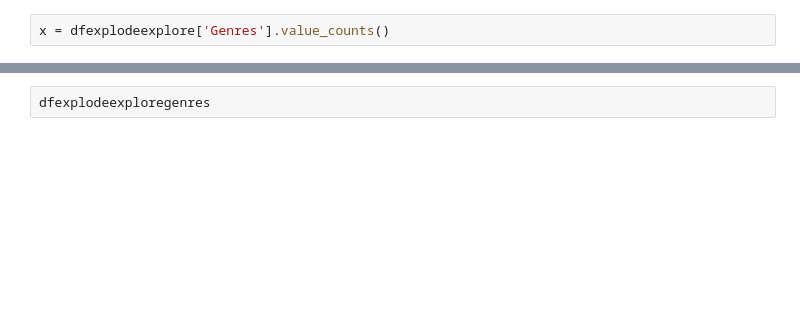
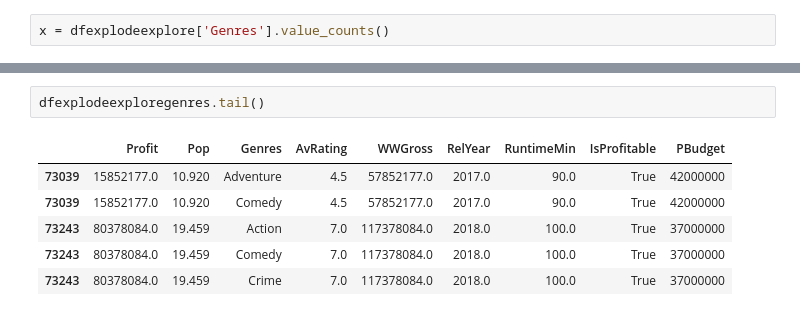
Before and after one commit to Lou-Hines/Movie_Production_Recommendations, a Jupyter notebook: Jamie/JupyterNotebookJamie-Copy1.ipynb, the cells around one changed output, grey strips where cells are left out. Saved outputs shown, nothing was run; the diff lists cells and outputs as text; blank space fills up the shorter version.

```diff
--- a/Jamie/JupyterNotebookJamie-Copy1.ipynb
+++ b/Jamie/JupyterNotebookJamie-Copy1.ipynb
@@ -340,2 +970,9 @@ plt.show()
 # %%
-dfexplodeexploregenres
+dfexplodeexploregenres.tail()
+# %% [output]
+|  | Profit | Pop | Genres | AvRating | WWGross | RelYear | RuntimeMin | IsProfitable | PBudget |
+| 73039 | 15852177.0 | 10.920 | Adventure | 4.5 | 57852177.0 | 2017.0 | 90.0 | True | 42000000 |
+| 73039 | 15852177.0 | 10.920 | Comedy | 4.5 | 57852177.0 | 2017.0 | 90.0 | True | 42000000 |
+| 73243 | 80378084.0 | 19.459 | Action | 7.0 | 117378084.0 | 2018.0 | 100.0 | True | 37000000 |
+| 73243 | 80378084.0 | 19.459 | Comedy | 7.0 | 117378084.0 | 2018.0 | 100.0 | True | 37000000 |
+| 73243 | 80378084.0 | 19.459 | Crime | 7.0 | 117378084.0 | 2018.0 | 100.0 | True | 37000000 |
```
Also changed, not shown: parts of 47 cells of this notebook.
